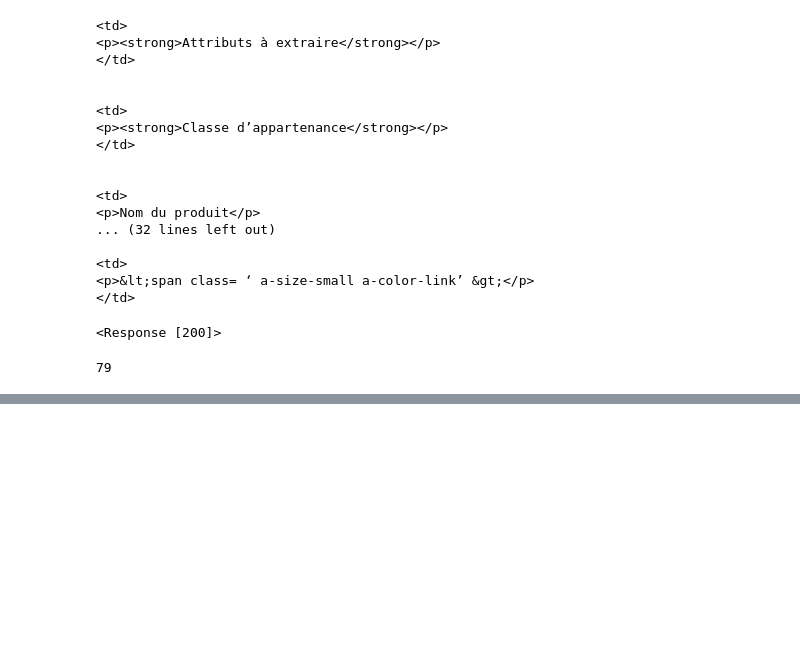
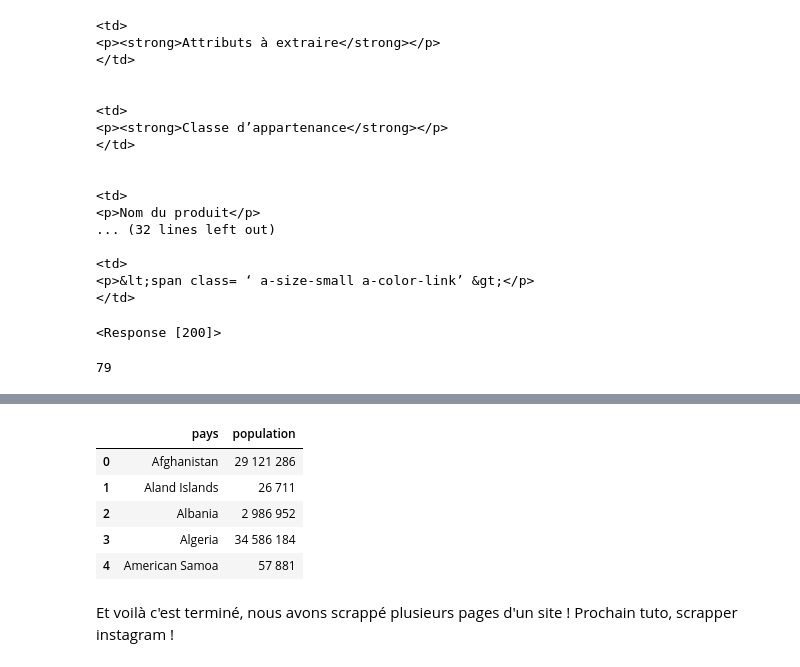
Before and after one commit to CathieLC/Wild-Data-Engineer-2022-2023, a Jupyter notebook: Perso/Apprendre_le_scrapping.ipynb, the cells around one changed output, grey strips where cells are left out. Cells and saved outputs as stored; diff of their text form; code cells hidden in the pictures; blank space fills up the shorter version.

```diff
--- a/Perso/Apprendre_le_scrapping.ipynb
+++ b/Perso/Apprendre_le_scrapping.ipynb
@@ -155,0 +372,18 @@ if response2.ok :
+# %%
+# Création de notre formule pour une page
+
+'''url_de_test = 'http://example.python-scraping.com/places/default/view/Angola-7'
+
+response3 = requests.get(url_de_test)
+
+if response3.ok :
+
+    soup = BeautifulSoup(response3.text, 'lxml')
+    country = soup.find('tr', {'id' : 'places_country_or_district__row'}).find('td', {'class' : 'w2p_fw'})
+    population = soup.find('tr', {'id' : 'places_population__row'}).find('td', {'class' : 'w2p_fw'})
+    print('Pays : ' + country.text + ', population : ' +  population.text)'''
+
+    #print('Pays : ' + str(country) + ', population : ' +  str(population)) => on peut faire comme cela, mais nous aurons les balises en print
+
+
+#voilà !!!! Normalement on obtient : Pays : Angola, population : 13,068,161
@@ -155,0 +504,37 @@ if response2.ok :
+# %%
+#ajout dans un df, vous pouvez tout relancer si vous copier ce bout de code sinon juste le "df"
+
+'''with open('urls.txt', 'r') as inf :
+
+    with open('pays.csv', 'w') as outf :
+        outf.write('pays,population\n')
+
+        for row in inf :
+            url = row.strip()
+            response = requests.get(url)
+
+            if response.ok :
+                soup = BeautifulSoup(response.text, 'lxml')
+                country = soup.find('tr', {'id' : 'places_country_or_district__row'}).find('td', {'class' : 'w2p_fw'})
+                population = soup.find('tr', {'id' : 'places_population__row'}).find('td', {'class' : 'w2p_fw'})
+                #print('Pays : ' + country.text + ', population : ' +  population.text)
+                outf.write(country.text + ','+ population.text.replace(',','') +'\n')
+        time.sleep(1)
+
+    with open('pays.csv', 'r') as outf :
+        for row in outf:
+            print(row)'''
+
+
+df = pd.read_csv('pays2.csv')
+df.head()
+# %% [output]
+|  | pays | population |
+| 0 | Afghanistan | 29 121 286 |
+| 1 | Aland Islands | 26 711 |
+| 2 | Albania | 2 986 952 |
+| 3 | Algeria | 34 586 184 |
+| 4 | American Samoa | 57 881 |
+# %% [markdown]
+Et voilà c'est terminé, nous avons scrappé plusieurs pages d'un site !
+Prochain tuto, scrapper instagram !
```
Also changed, not shown: parts of 23 cells of this notebook, 9 other files.
